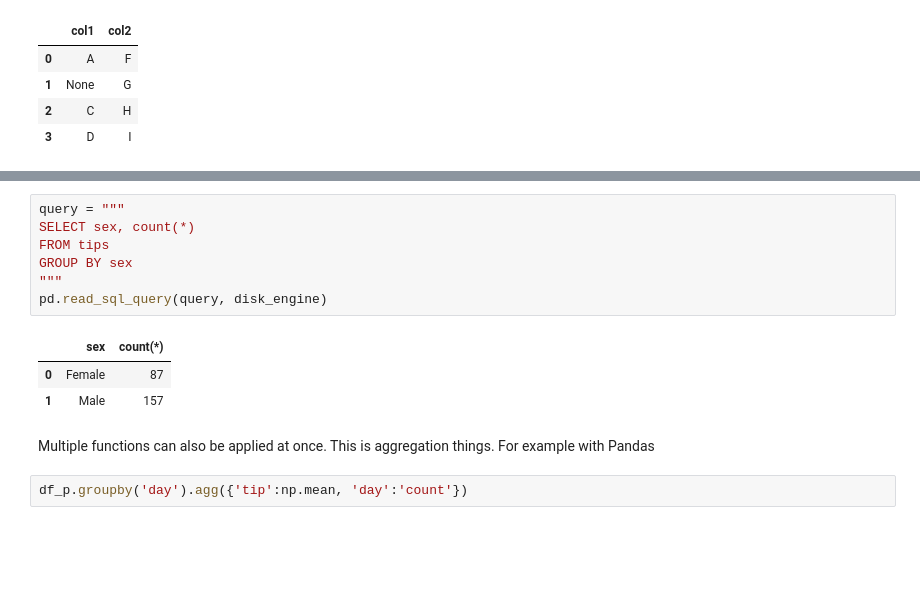
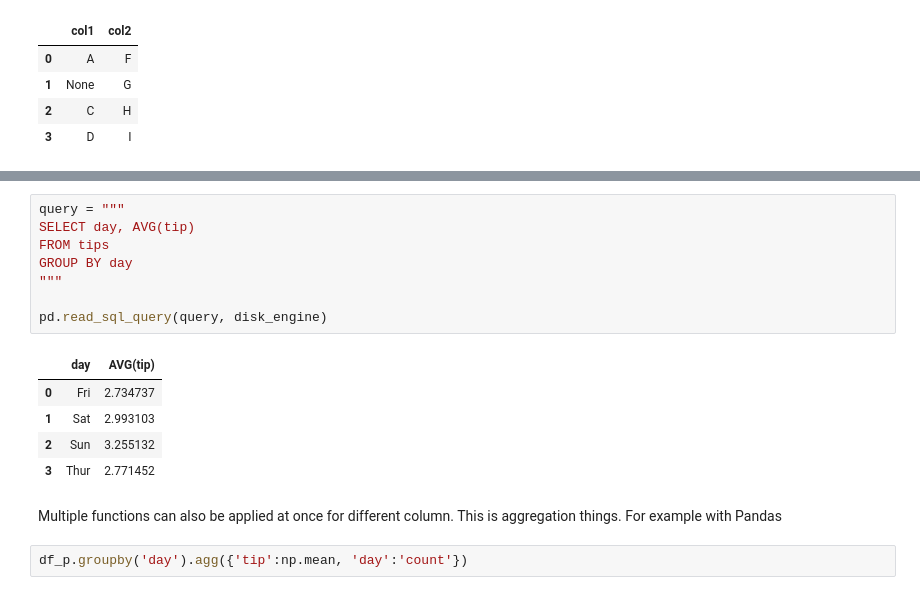
Before and after one commit to philogynic/notebooks, a Jupyter notebook: SQL.ipynb, the cells around one changed output, grey strips where cells are left out. Cells and saved outputs as stored; diff of their text form; blank space fills up the shorter version.

```diff
--- a/SQL.ipynb
+++ b/SQL.ipynb
@@ -222,16 +283,19 @@ Name: sex, dtype: int64
 # %%
 query = """
-SELECT sex, count(*)
+SELECT day, AVG(tip)
 FROM tips
-GROUP BY sex
+GROUP BY day
 """
+
 pd.read_sql_query(query, disk_engine)
 # %% [output]
-|  | sex | count(*) |
-| 0 | Female | 87 |
-| 1 | Male | 157 |
+|  | day | AVG(tip) |
+| 0 | Fri | 2.734737 |
+| 1 | Sat | 2.993103 |
+| 2 | Sun | 3.255132 |
+| 3 | Thur | 2.771452 |
 # %% [markdown]
-Multiple functions can also be applied at once. This is aggregation things. For example with Pandas
+Multiple functions can also be applied at once for different column. This is aggregation things. For example with Pandas
 # %%
 df_p.groupby('day').agg({'tip':np.mean, 'day':'count'})
 # %% [output]
```
Also changed, not shown: parts of 22 cells of this notebook, 7 other files.
